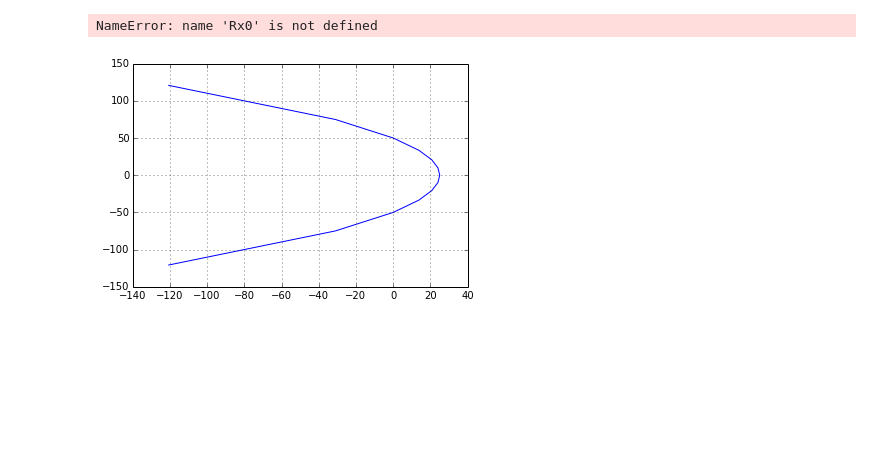
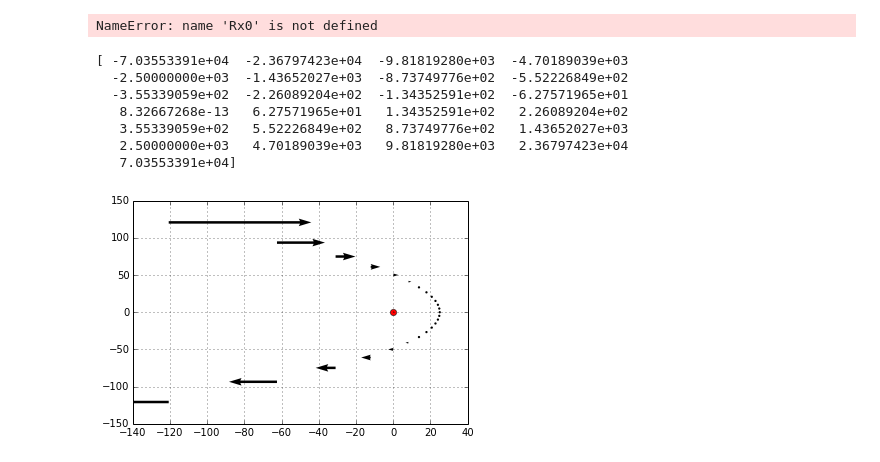
Before and after one commit to jpelgrif/PHYS202-S14, a Jupyter notebook: Project/Project.ipynb, the cells around one changed output. Cells and saved outputs as stored; diff of their text form; code cells hidden in the pictures; blank space fills up the shorter version.

```diff
--- a/Project/Project.ipynb
+++ b/Project/Project.ipynb
@@ -109,16 +109,29 @@ print x
 NameError: name 'Rx0' is not defined
 # %%
 p = 2*Rmin
-Rtheta = np.arange(-3*pi/4,3*pi/4+.001,pi/8)
+Rtheta = np.arange(-3*pi/4,3*pi/4+.001,pi/16)
 Rr = p/(1+np.cos(Rtheta))
 
 xxx = Rr*np.cos(Rtheta)
 yyy = Rr*np.sin(Rtheta)
 
-v =  sqrt(2*G*M/Rr)
+omega = p*np.sin(Rtheta)/((np.cos(Rtheta)+1)**2)
+omegax = omega*np.cos(Rtheta)
+omegay = omega*np.sin(Rtheta)
 
-plt.plot(xxx,yyy)
+v = omega*Rr
+print v
+
+plt.plot(0,0,'ro')
+plt.quiver(xxx,yyy,v,0)
 plt.grid()
 plt.show()
 # %% [output]
+[ -7.03553391e+04  -2.36797423e+04  -9.81819280e+03  -4.70189039e+03
+  -2.50000000e+03  -1.43652027e+03  -8.73749776e+02  -5.52226849e+02
+  -3.55339059e+02  -2.26089204e+02  -1.34352591e+02  -6.27571965e+01
+   8.32667268e-13   6.27571965e+01   1.34352591e+02   2.26089204e+02
+   3.55339059e+02   5.52226849e+02   8.73749776e+02   1.43652027e+03
+   2.50000000e+03   4.70189039e+03   9.81819280e+03   2.36797423e+04
+   7.03553391e+04]
-[figure, old version]
+[figure, new version]
```
